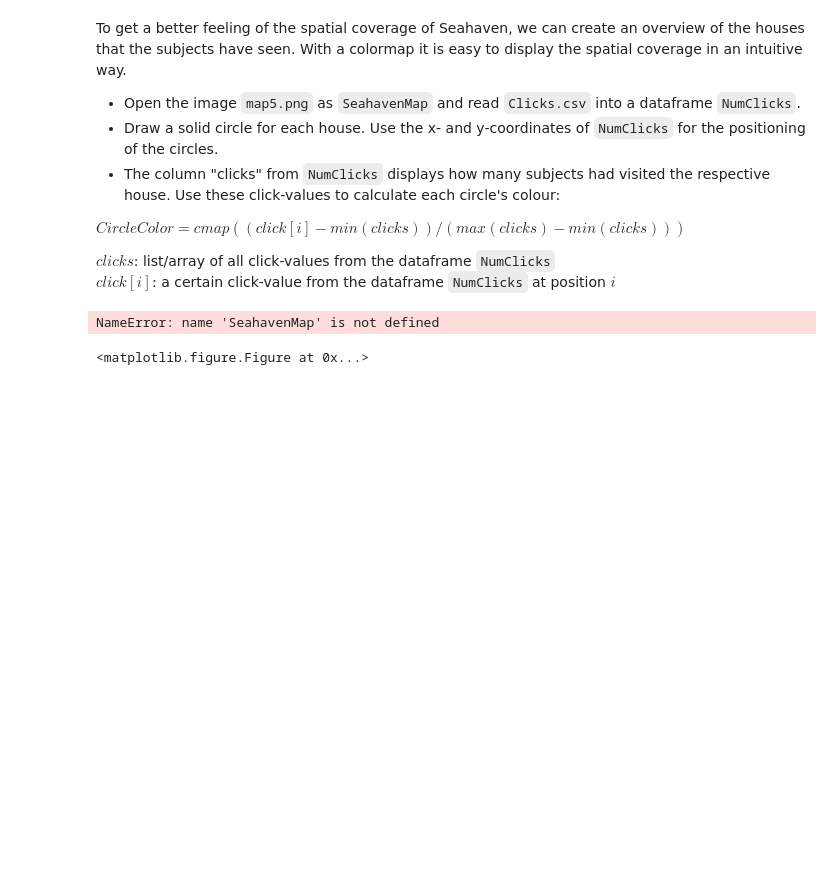
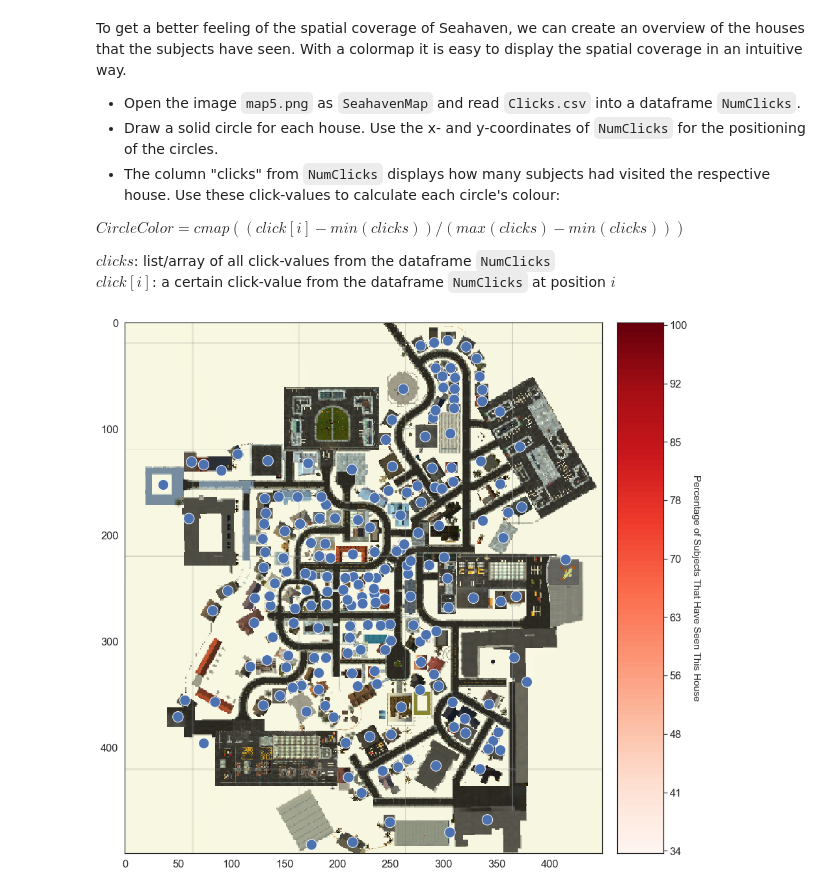
Before and after one commit to NBP-ACC/week-6-acc_8, a Jupyter notebook: sheet04.ipynb, the cells around one changed output. Cells and saved outputs as stored; diff of their text form; code cells hidden in the pictures; blank space fills up the shorter version.

```diff
--- a/sheet04.ipynb
+++ b/sheet04.ipynb
@@ -311,32 +311,46 @@
 # %%
 # open the files and extract the necessary data
 # TODO
+# set the path as file 'Data', read the image
+PATH = os.getcwd()+ '/Data/'
+SeahavenMap = Image.open(PATH + 'map5.png')
+NumClicks = pd.read_csv(PATH + 'Clicks.csv')
 
 
 # set everything up to display the Seahaven Map
 fig = plt.figure(figsize=(15,15))
 SeahavenMap = SeahavenMap.resize((450,500))
 ax = plt.subplot2grid((10, 10), (0, 0), colspan=9,rowspan=10)
 plt.imshow(SeahavenMap, aspect = 'equal')
 
 # choose a colormap for the circles that display the houses
 cmap = plt.cm.get_cmap('Reds')
 
 # draw the circles and give them the right color (using the given colormap)
 # TODO
 
+x = NumClicks['x']
+y = NumClicks['y']
+for xx,yy in zip(x,y):
+    circ = plt.Circle((xx,yy), 5)
+    ax.add_patch(circ)
+
+clicks = NumClicks['clicks']
+for house in NumClicks['House']:
+    for i in clicks:
+        CircleColor = cmap((clicks[i] - min(clicks)) / (max(clicks) - min(clicks)))
+
 
 # set everything up to display the Colormap / legend for the circle's colors
 a=np.outer(np.arange(0,1,0.01),np.ones(3))
 ax2 = plt.subplot2grid((10, 10), (0, 9),rowspan=10)
 plt.imshow(a,aspect='auto',cmap='Reds',origin="lower")
 ax2.get_xaxis().set_ticks([])
 ax2.get_yaxis().set_ticks(np.linspace(0,99,10))
 ax2.get_yaxis().set_ticklabels(np.linspace((min(clicks)/64)*100,(max(clicks)/64)*100,10,dtype=int))
 ax2.yaxis.tick_right()
 ax2.set_ylabel("Percentage of Subjects That Have Seen This House",rotation=270, fontsize=15, labelpad=20)
 ax2.yaxis.set_label_position("right")
 plt.show()
 # %% [output]
-NameError: name 'SeahavenMap' is not defined
-<matplotlib.figure.Figure at 0x...>
+[figure, added]
```
Also changed, not shown: parts of 5 cells of this notebook.
